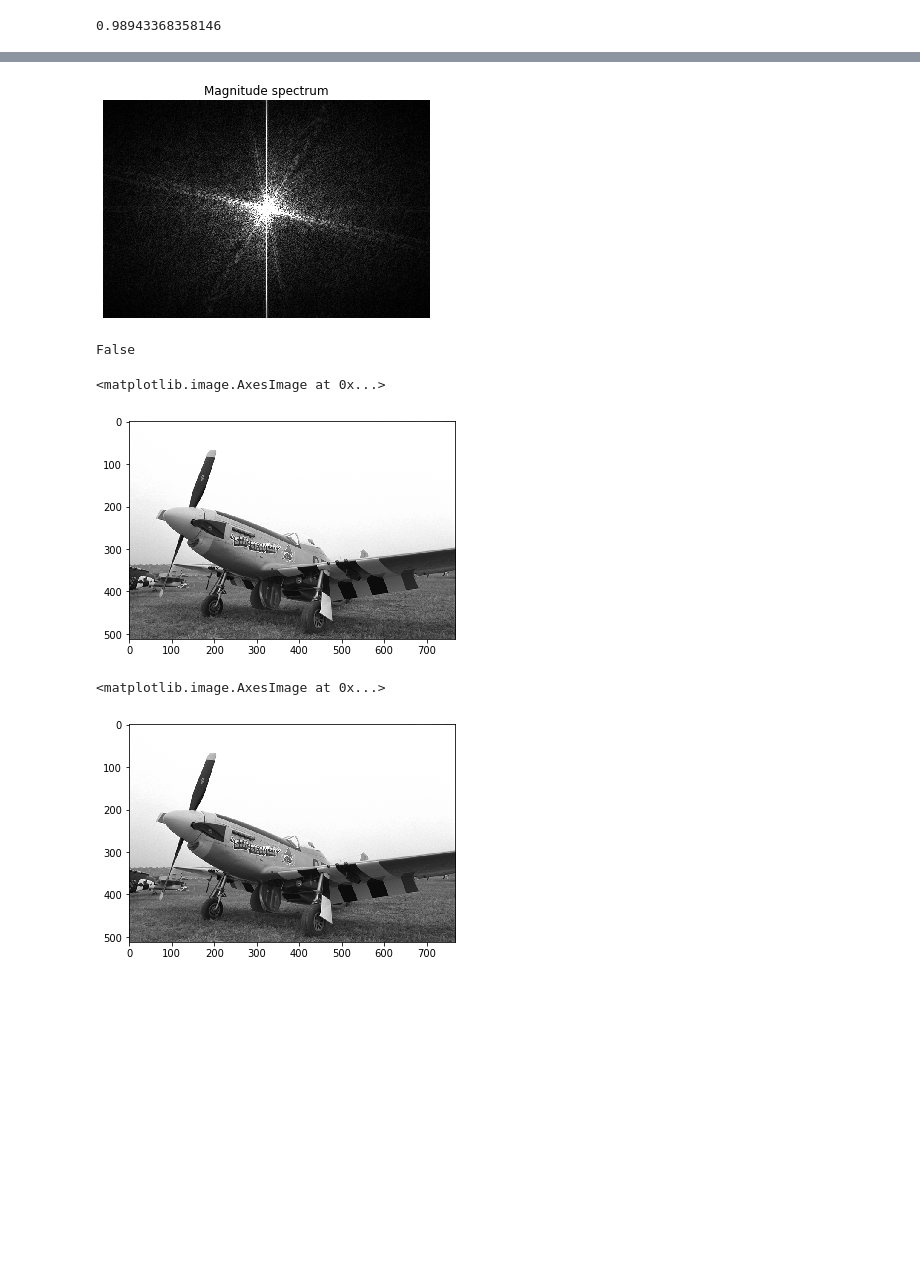
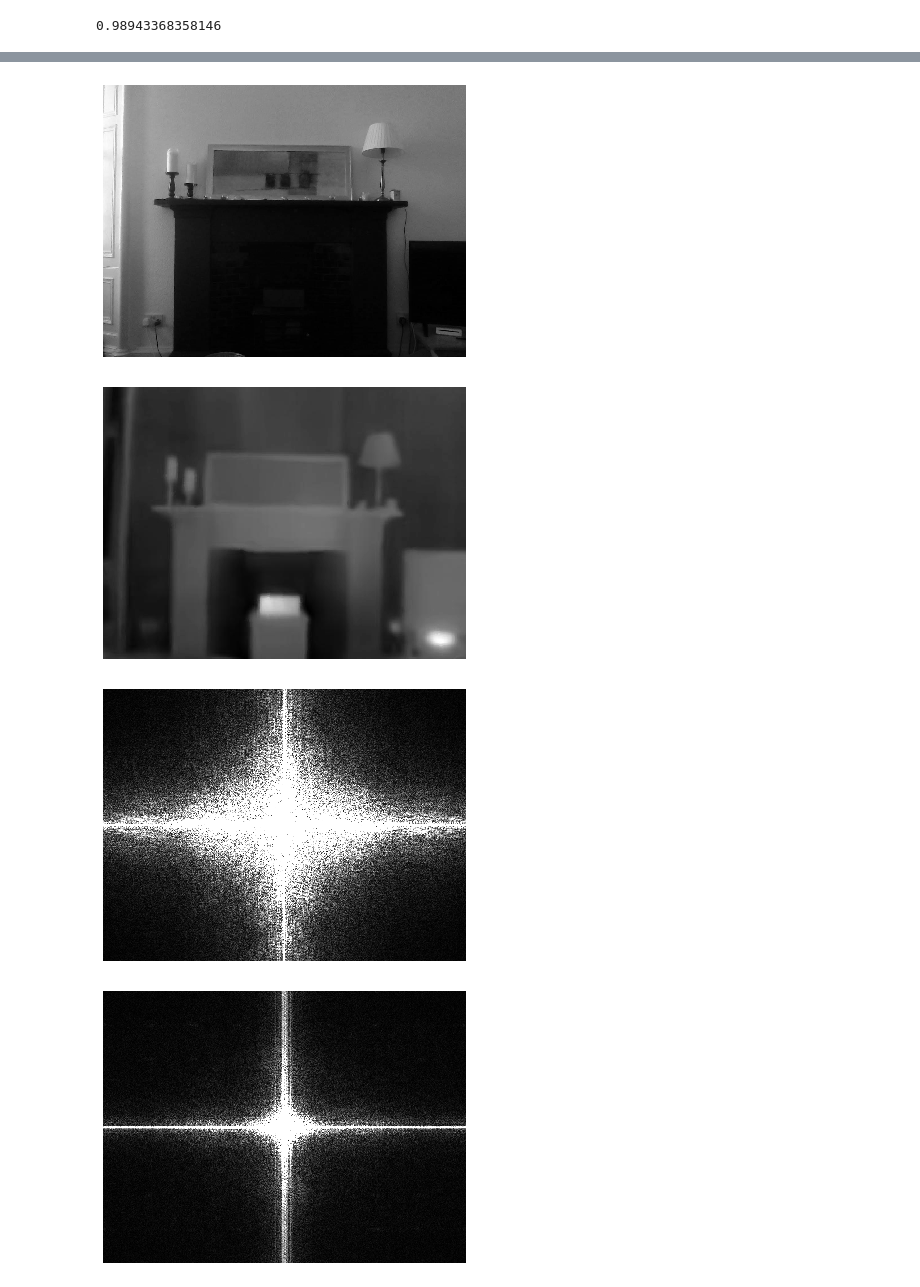
Before and after one commit to Lindronics/honours_project, a Jupyter notebook: notebooks/analysis/pre_analysis.ipynb, the cells around one changed output, grey strips where cells are left out. Drawn from its saved outputs; the diff is of its cells as text; code cells hidden in the pictures; blank space fills up the shorter version.

```diff
--- a/notebooks/analysis/pre_analysis.ipynb
+++ b/notebooks/analysis/pre_analysis.ipynb
@@ -65,33 +65,23 @@ fig.tight_layout()
-# %%
-img = skimage.color.rgb2gray(skimage.io.imread("/Users/lindronics/workspace/4th_year/cvma/lab_2/res/kodim20.png")) / 255
-# show_gray(img,  "Original")
-
-# A.2
-# Remember the fftshift!
-fig, ax = plt.subplots(1)
-dft = np.abs(fftshift(fft2(img)))
-show_gray(ax, dft, "Magnitude spectrum", vmin=0, vmax=1)
-
-# # A.3
-# # Must invert the fftshift first, before trying to do ifft
-# ift = ifft2((ifftshift(dft)))
-# show_gray(np.real(ift), "Inverted")
-
-# # A.4
-# show_gray(np.real(ift)-img, "Difference", vmin=0, vmax=1)
-# %% [output]
-[figure, removed]
-# %%
-(gray == img).all()
-# %% [output]
-False
-# %%
-plt.imshow(gray, cmap="gray")
-# %% [output]
-<matplotlib.image.AxesImage at 0x...>
-[figure, removed]
-# %%
-plt.imshow(gray, cmap="gray")
-# %% [output]
-<matplotlib.image.AxesImage at 0x...>
-[figure, removed]
+# %%
+plt.figure(figsize=(8, 5))
+plt.imshow(gray, cmap="gray", interpolation="nearest")
+plt.axis("off")
+
+plt.figure(figsize=(8, 5))
+plt.imshow(lwir, cmap="gray", interpolation="nearest")
+plt.axis("off")
+
+plt.figure(figsize=(8, 5))
+plt.imshow(gray_fourier, cmap="gray", interpolation="nearest", vmin=0, vmax=vmax)
+plt.axis("off")
+
+plt.figure(figsize=(8, 5))
+plt.imshow(lwir_fourier, cmap="gray", interpolation="nearest", vmin=0, vmax=vmax)
+plt.axis("off")
+
+pass
+# %% [output]
+[figure, added]
+[figure, added]
+[figure, added]
+[figure, added]
```
Also changed, not shown: parts of 1 cell of this notebook, 6 other files.
